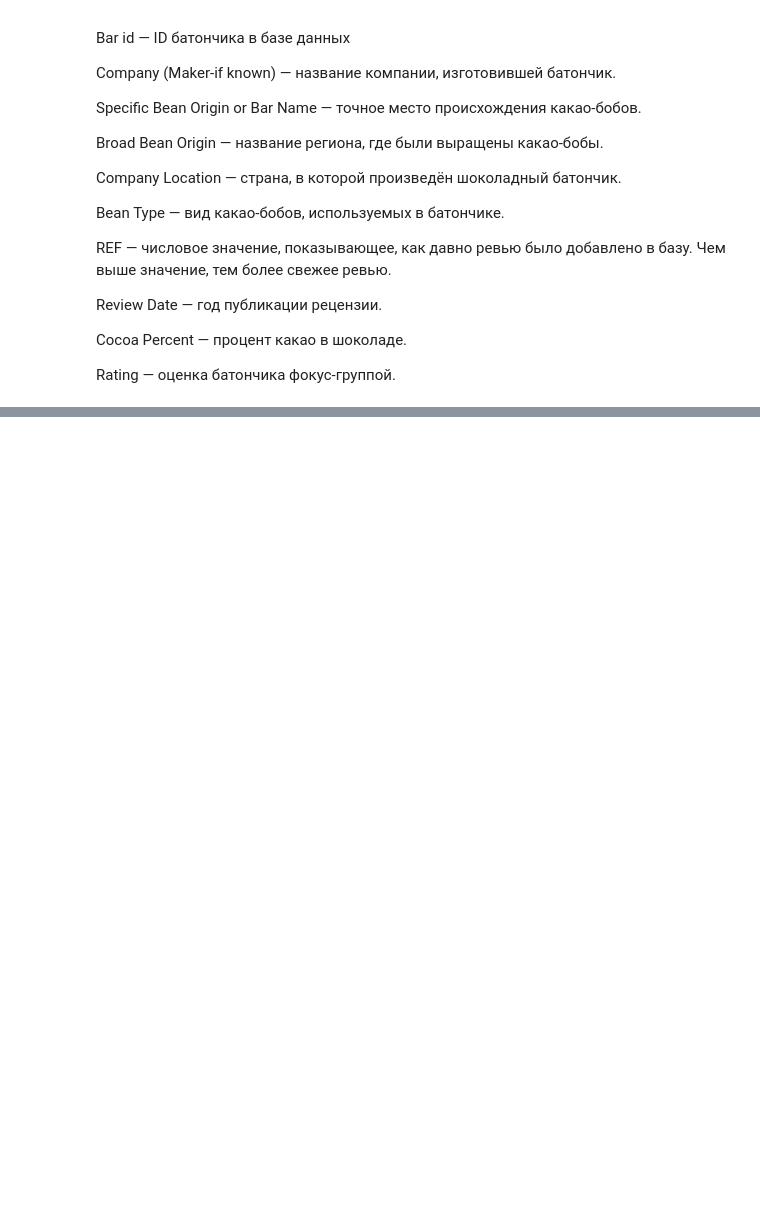
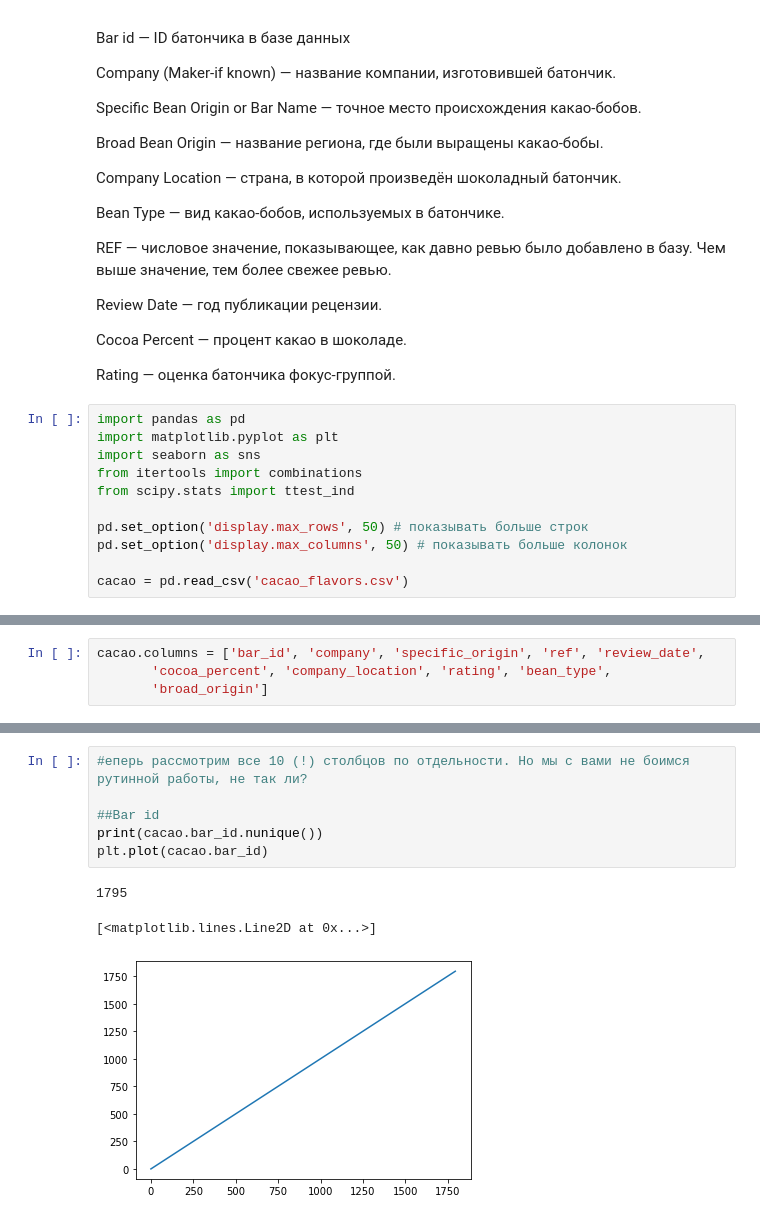
Before and after one commit to tempcat07/module_stat0, a Jupyter notebook: stat0.ipynb, the cells around one changed output, grey strips where cells are left out. Cells and saved outputs as stored; diff of their text form; blank space fills up the shorter version.

```diff
--- a/stat0.ipynb
+++ b/stat0.ipynb
@@ -62,3 +62,14 @@ Review Date — год публикации рецензии.
 Cocoa Percent — процент какао в шоколаде.
 
 Rating — оценка батончика фокус-группой.
+# %%
+import pandas as pd
+import matplotlib.pyplot as plt
+import seaborn as sns
+from itertools import combinations
+from scipy.stats import ttest_ind
+
+pd.set_option('display.max_rows', 50) # показывать больше строк
+pd.set_option('display.max_columns', 50) # показывать больше колонок
+
+cacao = pd.read_csv('cacao_flavors.csv')
@@ -64,0 +154,4 @@ Rating — оценка батончика фокус-группой.
+# %%
+cacao.columns = ['bar_id', 'company', 'specific_origin', 'ref', 'review_date',
+       'cocoa_percent', 'company_location', 'rating', 'bean_type',
+       'broad_origin']
@@ -64,0 +174,10 @@ Rating — оценка батончика фокус-группой.
+# %%
+#еперь рассмотрим все 10 (!) столбцов по отдельности. Но мы с вами не боимся рутинной работы, не так ли?
+
+##Bar id
+print(cacao.bar_id.nunique())
+plt.plot(cacao.bar_id)
+# %% [output]
+1795
+[<matplotlib.lines.Line2D at 0x...>]
+[figure, added]
```
Also changed, not shown: parts of 37 cells of this notebook, 1 other file.
